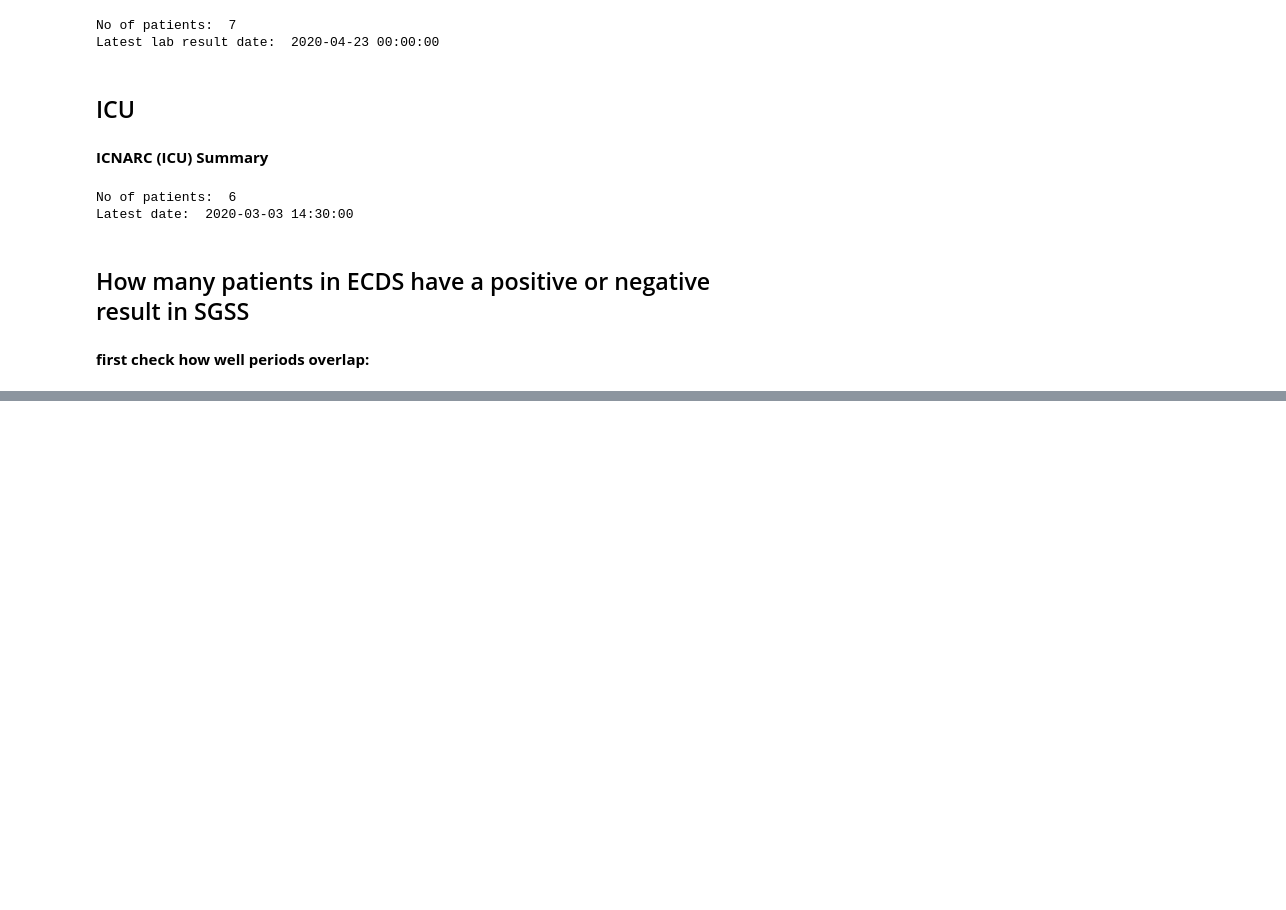
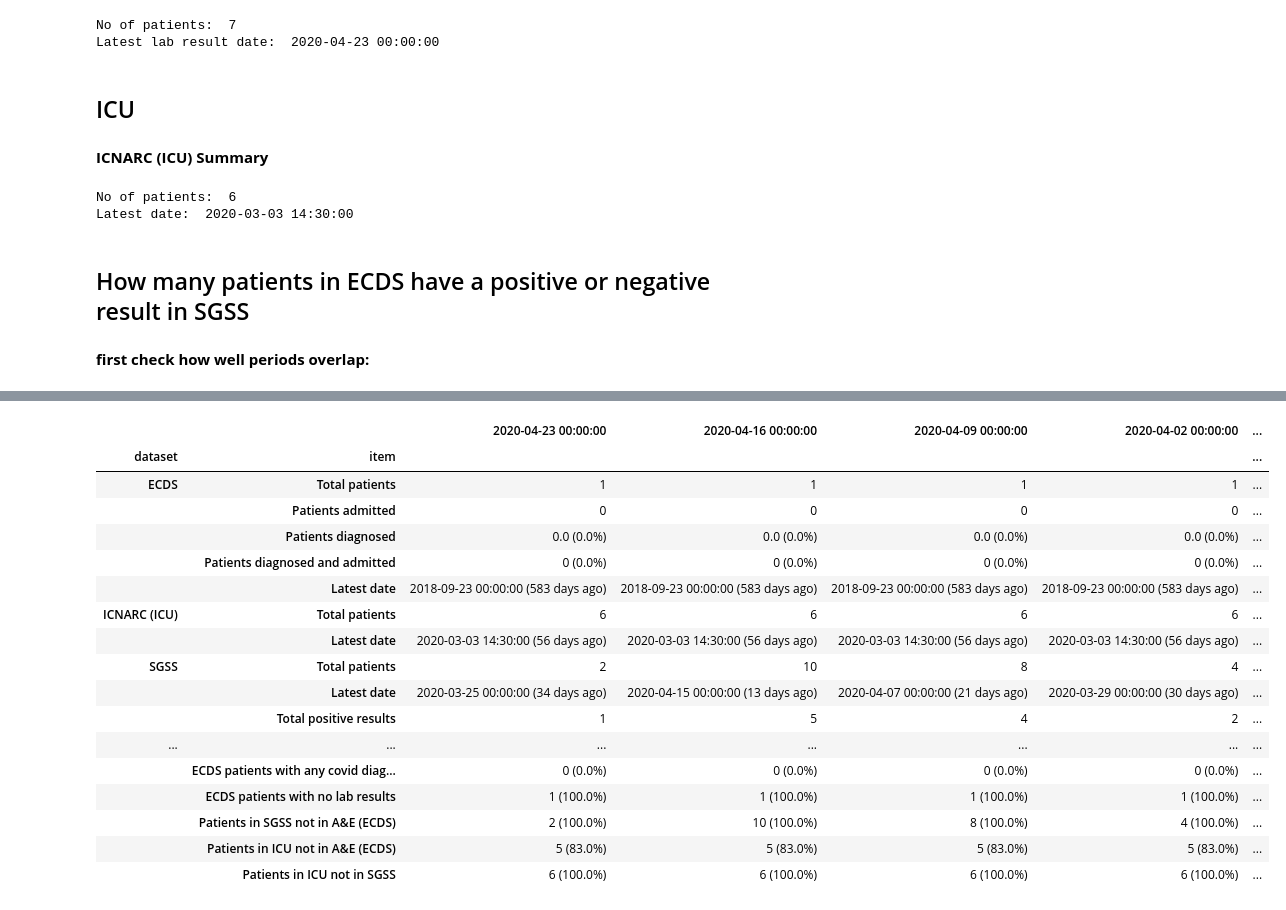
Before and after one commit to opensafely/tpp-sql-notebook, a Jupyter notebook: notebooks/explore_ecds.ipynb, the cells around one changed output, grey strips where cells are left out. Saved outputs shown, nothing was run; the diff lists cells and outputs as text; code cells hidden in the pictures; blank space fills up the shorter version.

Commit message:
Created various date outputs

```diff
--- a/notebooks/explore_ecds.ipynb
+++ b/notebooks/explore_ecds.ipynb
@@ -278,0 +292,11 @@ No of patients in ICU not in SGSS:  6 ( 100.0 % )
+# %%
+# create list of weekly dates to assess
+
+latest_date = max(ecds["EC_Conclusion_Date_latest"].max(), p["pos_Lab_Report_Date_latest"].max(), icu["IcuAdmissionDateTime_latest"].max())
+
+l = []
+for i in range(4):
+     l.append( [-i-1, latest_date + pd.Timedelta(days=-7*i-7)] )
+
+l = pd.DataFrame(l, columns=["week_no", "date"])
+l
@@ -278,0 +309,9 @@ No of patients in ICU not in SGSS:  6 ( 100.0 % )
+# %%
+for w in l["date"]: # note d doesn't contain dates
+    ecds1 = ecds.loc[ecds["EC_Conclusion_Date_latest"] <= w]
+    p1 = p.loc[p["pos_Lab_Report_Date_latest"] <= w]
+    n1 = n.loc[n["neg_Lab_Report_Date_latest"] <= w]
+    icu1 = icu.loc[icu["IcuAdmissionDateTime_latest"] <= w]
+    e2, ecds_patient_count, sgss_patient_count, icu_patient_count = merge_data(ecds1, p1, n1, d, icu1)
+    display(Markdown(f"# Cut-off date: {w:%Y-%m-%d}"))
+    summary_info(e2, ecds_patient_count, sgss_patient_count, icu_patient_count)
@@ -278,0 +355,78 @@ No of patients in ICU not in SGSS:  6 ( 100.0 % )
+# %%
+
+def ecds_percentage2(X):
+    return str(X)+" ("+str(ecds_percentage(X))+"%)"
+def sgss_percentage2(X):
+    return str(X)+" ("+str(sgss_percentage(X))+"%)"
+def icu_percentage2(X):
+    return str(X)+" ("+str(icu_percentage(X))+"%)"
+
+def bracs_d(X):
+    return str(X)+" ("+str(days_ago(X))+ " days ago)"
+
+
+
+def results_table(e2, ecds_patient_count, sgss_patient_count, icu_patient_count, w):
+    results = pd.DataFrame()
+    results = results.append([["ECDS","Total patients",ecds_patient_count],
+    ["ECDS", "Patients admitted", e2["admit_flag"].sum()],
+    ["ECDS", "Patients diagnosed", ecds_percentage2(e2["diagnosis_flag"].sum())],
+    ["ECDS", "Patients diagnosed and admitted", ecds_percentage2(e2["ecds_diagnosed_and_admitted_flag"].sum())],
+    ["ECDS", "Latest date", bracs_d(e2["EC_Conclusion_Date_latest"].max())],
+
+    ["ICNARC (ICU)", "Total patients", icu_patient_count],
+    ["ICNARC (ICU)", "Latest date", bracs_d(e2["IcuAdmissionDateTime_latest"].max())],
+
+    ["SGSS", "Total patients", sgss_patient_count],
+    ["SGSS", "Latest date", bracs_d(e2["pos_Lab_Report_Date_latest"].max())],
+    ["SGSS", "Total positive results", e2["positives"].sum()],
+    ["SGSS", "Patients with at least one positive", sgss_percentage2(e2["positive_flag"].sum())],
+    ["SGSS", "Total negative results", e2["negatives"].sum()],
+    ["SGSS", "Patients with at least one negative", sgss_percentage2(e2["negative_flag"].sum())],
+    ["SGSS", "Patients with at least one positive AND negative", sgss_percentage2(e2["pos_neg_flag"].sum())],
+
+    ["Combined", "ECDS patients with positive lab results", ecds_percentage2(e2["ecds_and_positive_flag"].sum())],
+    ["Combined", "ECDS patients with any covid diagnosis and positive lab result", ecds_percentage2(e2["diagnosis_and_positive_flag"].sum())],
+    ["Combined", "ECDS patients with no lab results", ecds_percentage2(e2["ecds_no_sgss_flag"].sum())],
+    ["Combined","Patients in SGSS not in A&E (ECDS)", sgss_percentage2(e2["sgss_no_ecds_flag"].sum())],
+    ["Combined","Patients in ICU not in A&E (ECDS)", icu_percentage2(e2["icu_no_ecds_flag"].sum())],
+    ["Combined","Patients in ICU not in SGSS", icu_percentage2(e2["icu_no_sgss_flag"].sum())]
+    ])
+    results = results.rename(columns={0:"dataset", 1:"item", 2:str(w)}).set_index(["dataset","item"])
+    return results
+
+# latest data summary
+r = results_table(e2, ecds_patient_count, sgss_patient_count, icu_patient_count, w=latest_date)
+
+# add previous weeks' summaries
+for i,w in enumerate(l["date"]):
+    ecds1 = ecds.loc[ecds["EC_Conclusion_Date_latest"] <= w]
+    p1 = p.loc[p["pos_Lab_Report_Date_latest"] <= w]
+    n1 = n.loc[n["neg_Lab_Report_Date_latest"] <= w]
+    icu1 = icu.loc[icu["IcuAdmissionDateTime_latest"] <= w]
+
+    e2, ecds_patient_count, sgss_patient_count, icu_patient_count = merge_data(ecds1, p1, n1, d, icu1)
+
+    r0 = results_table(e2, ecds_patient_count, sgss_patient_count, icu_patient_count, w)
+    r = r.merge(r0, suffixes=["","_"], left_index=True, right_index=True)
+
+display (r)
+# %% [output]
+|  |  | 2020-04-23 00:00:00 | 2020-04-16 00:00:00 | 2020-04-09 00:00:00 | 2020-04-02 00:00:00 | ... |
+| dataset | item |  |  |  |  | ... |
+| ECDS | Total patients | 1 | 1 | 1 | 1 | ... |
+|  | Patients admitted | 0 | 0 | 0 | 0 | ... |
+|  | Patients diagnosed | 0.0 (0.0%) | 0.0 (0.0%) | 0.0 (0.0%) | 0.0 (0.0%) | ... |
+|  | Patients diagnosed and admitted | 0 (0.0%) | 0 (0.0%) | 0 (0.0%) | 0 (0.0%) | ... |
+|  | Latest date | 2018-09-23 00:00:00 (583 days ago) | 2018-09-23 00:00:00 (583 days ago) | 2018-09-23 00:00:00 (583 days ago) | 2018-09-23 00:00:00 (583 days ago) | ... |
+| ICNARC (ICU) | Total patients | 6 | 6 | 6 | 6 | ... |
+|  | Latest date | 2020-03-03 14:30:00 (56 days ago) | 2020-03-03 14:30:00 (56 days ago) | 2020-03-03 14:30:00 (56 days ago) | 2020-03-03 14:30:00 (56 days ago) | ... |
+| SGSS | Total patients | 2 | 10 | 8 | 4 | ... |
+|  | Latest date | 2020-03-25 00:00:00 (34 days ago) | 2020-04-15 00:00:00 (13 days ago) | 2020-04-07 00:00:00 (21 days ago) | 2020-03-29 00:00:00 (30 days ago) | ... |
+|  | Total positive results | 1 | 5 | 4 | 2 | ... |
+| ... | ... | ... | ... | ... | ... | ... |
+|  | ECDS patients with any covid diag... | 0 (0.0%) | 0 (0.0%) | 0 (0.0%) | 0 (0.0%) | ... |
+|  | ECDS patients with no lab results | 1 (100.0%) | 1 (100.0%) | 1 (100.0%) | 1 (100.0%) | ... |
+|  | Patients in SGSS not in A&E (ECDS) | 2 (100.0%) | 10 (100.0%) | 8 (100.0%) | 4 (100.0%) | ... |
+|  | Patients in ICU not in A&E (ECDS) | 5 (83.0%) | 5 (83.0%) | 5 (83.0%) | 5 (83.0%) | ... |
+|  | Patients in ICU not in SGSS | 6 (100.0%) | 6 (100.0%) | 6 (100.0%) | 6 (100.0%) | ... |
```
Also changed, not shown: parts of 7 cells of this notebook, 1 other file.
